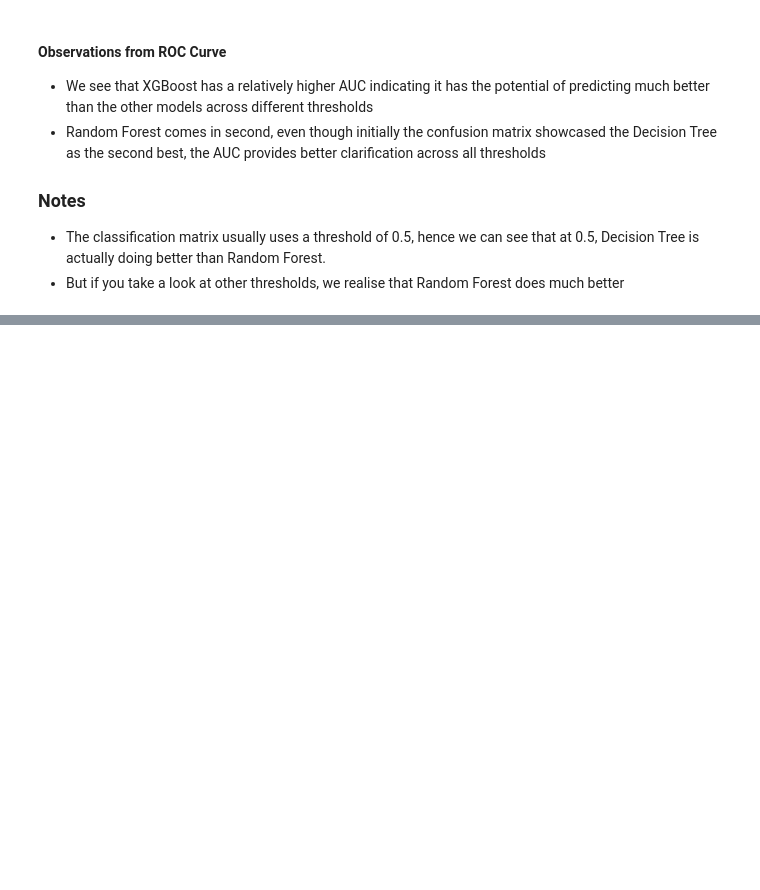
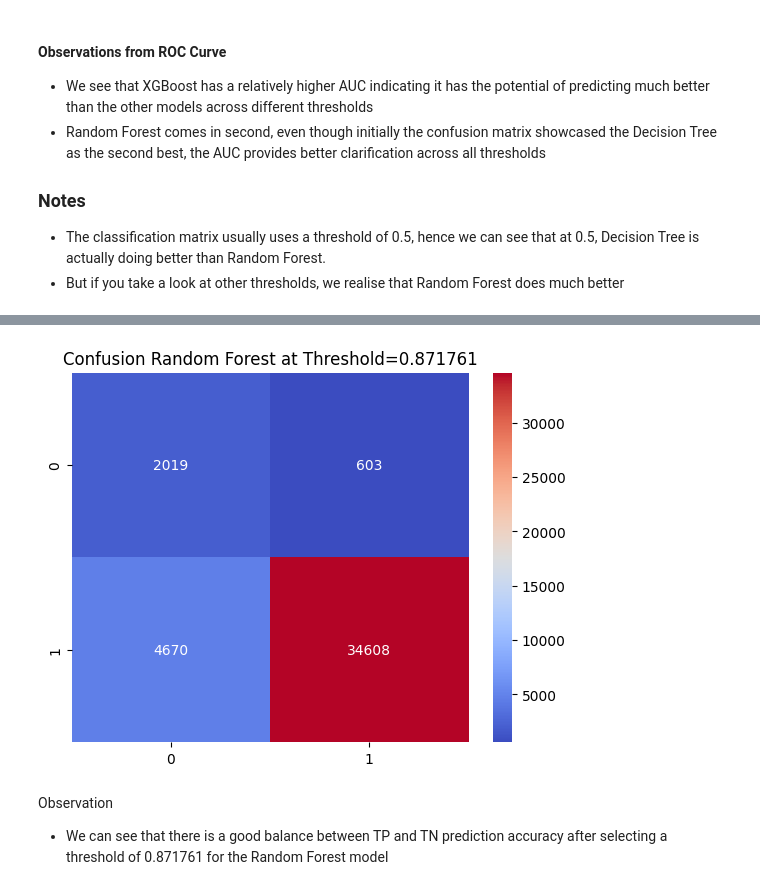
Before and after one commit to tettehosabutey49/Income_Prediction_APP, a Jupyter notebook: Notebook_Income.ipynb, the cells around one changed output, grey strips where cells are left out. Saved outputs shown, nothing was run; the diff lists cells and outputs as text; code cells hidden in the pictures; blank space fills up the shorter version.

```diff
--- a/Notebook_Income.ipynb
+++ b/Notebook_Income.ipynb
@@ -989,0 +993,16 @@ plt.show()
+# %%
+# Assinging a threshold to the Random Forest model to predict the Sepsis
+threshold = 0.871761
+y_pred_proba = all_pipeline["Random Forest"].predict_proba(X_test)[:,1]
+binary_predictions = np.where(y_pred_proba > threshold, 1, 0)
+threshold_matrix_2 = confusion_matrix(y_test, binary_predictions)
+# %%
+## Visualizing the improvement of our Random Forest model to predict more True positives after changing the threshold to 0.899532
+sns.heatmap(threshold_matrix_2, annot=True, fmt="d", cmap="coolwarm")
+plt.title("Confusion Random Forest at Threshold=0.871761")
+plt.show()
+# %% [output]
+[figure, added]
+# %% [markdown]
+Observation
+- We can see that there is a good balance between TP and TN prediction accuracy after selecting a threshold of 0.871761 for the Random Forest model
```
Also changed, not shown: parts of 7 cells of this notebook.
